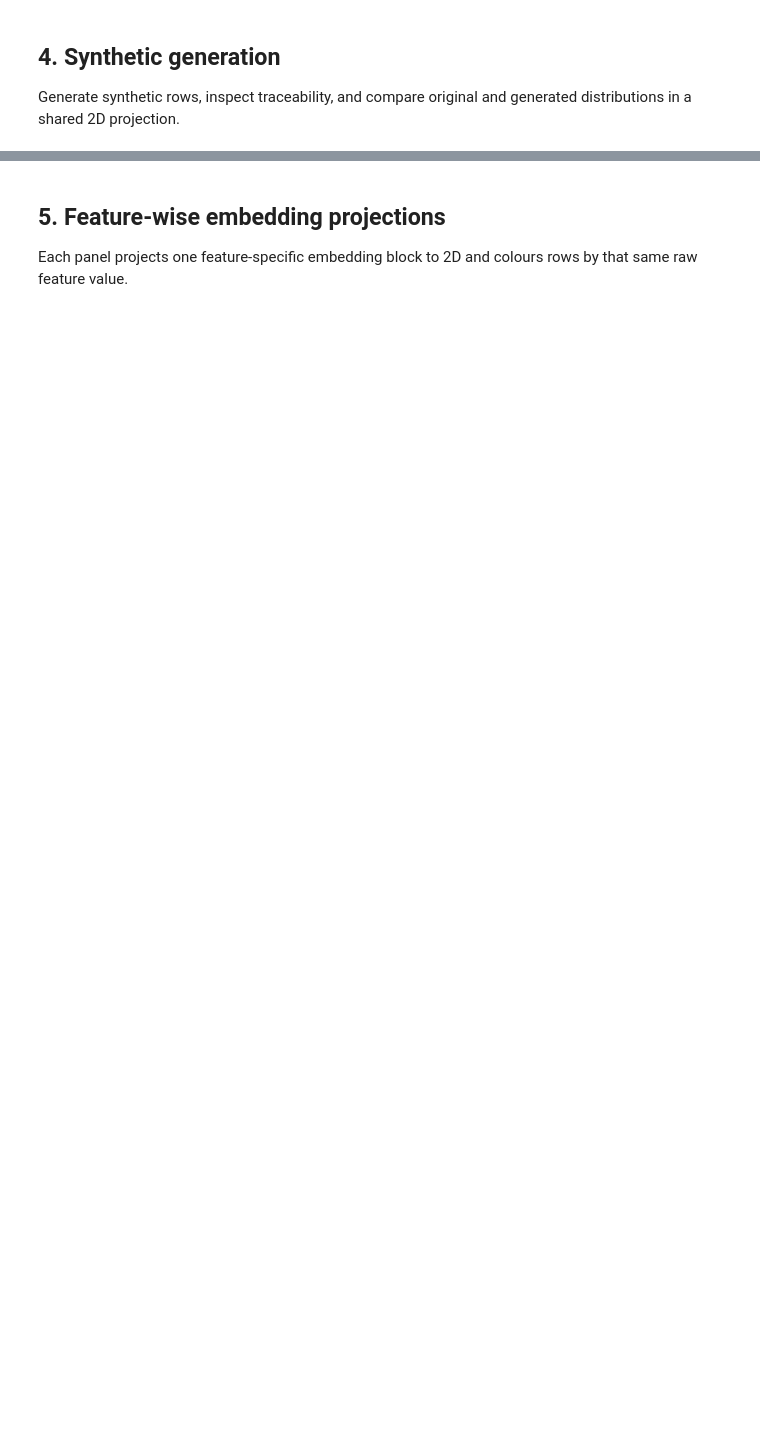
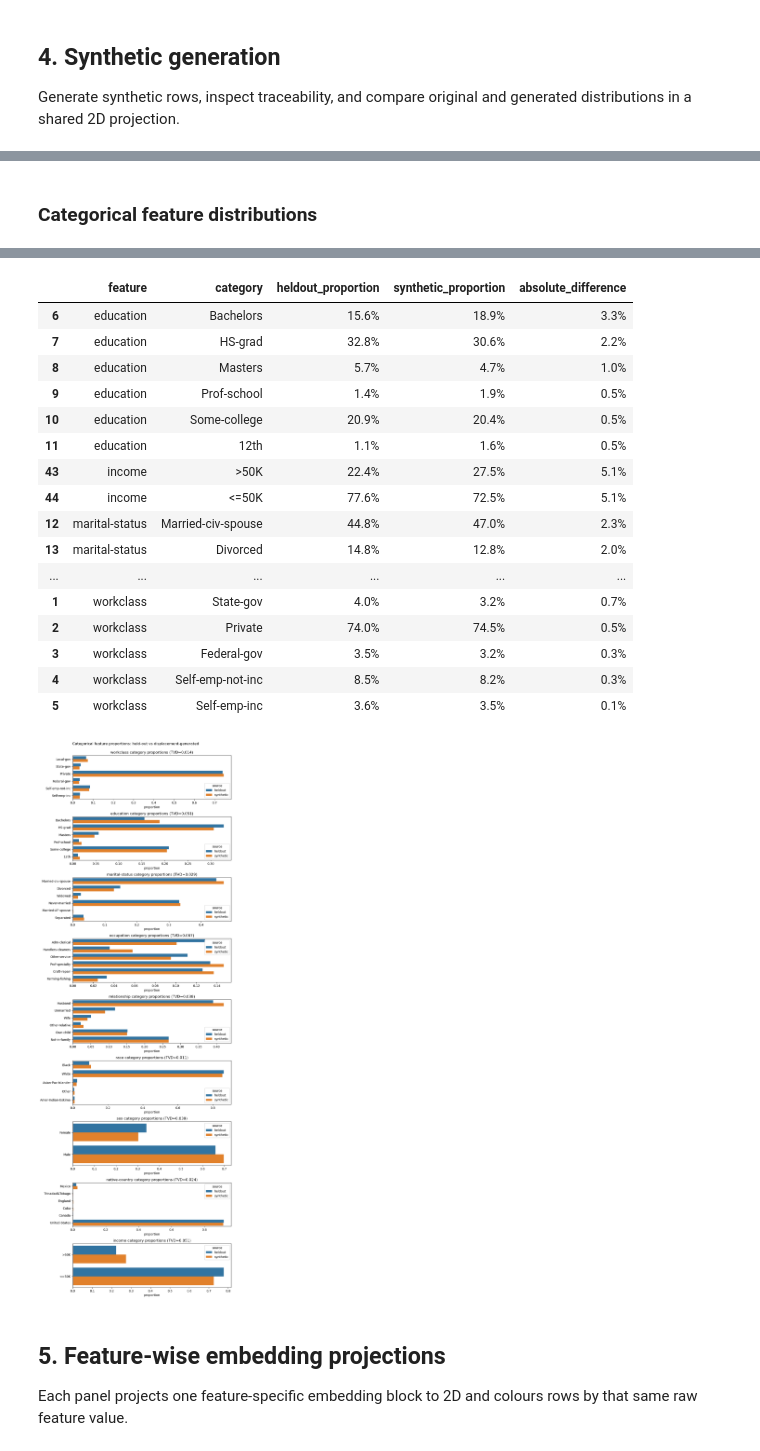
Before and after one commit to fabriziocosta/MIMIC, a Jupyter notebook: notebooks/05_adult_operating_modes_resnet.ipynb, the cells around one changed output, grey strips where cells are left out. Drawn from its saved outputs; the diff is of its cells as text; code cells hidden in the pictures; blank space fills up the shorter version.

```diff
--- a/notebooks/05_adult_operating_modes_resnet.ipynb
+++ b/notebooks/05_adult_operating_modes_resnet.ipynb
@@ -86,8 +86,8 @@ The model is fitted on clean complete rows using a ResNet encoder. Later cells c
 # %%
 mimic = MIMIC(
     columns={"regression": regression_columns, "classification": classification_columns},
-    mode="direct", # modes: "identity", "direct", "factorised", "joint"
-    capacity=0.2,
+    mode="factorised", # modes: "identity", "direct", "factorised", "joint"
+    capacity=0.3,
     random_state=RANDOM_STATE,
     verbose=True,
 )
@@ -285,0 +424,27 @@ pair_grid.fig.suptitle("Pairwise numeric feature statistics: held-out vs displac
+# %% [markdown]
+### Categorical feature distributions
+# %%
+categorical_fig, categorical_axes, categorical_report, categorical_summary = categorical_feature_plot(
+    test_df,
+    synthetic,
+    features=classification_columns,
+    original_label="heldout",
+    generated_label="synthetic",
+    top_n=6,
+)
+categorical_fig.suptitle("Categorical feature proportions: held-out vs displacement-generated", y=1.01)
+display(
+    categorical_summary.sort_values("total_variation_distance", ascending=False)
+    .style.format({"total_variation_distance": "{:.3f}"})
+)
+display(
+    categorical_report.sort_values(["feature", "absolute_difference"], ascending=[True, False])
+    .style.format(
+        {
+            "heldout_proportion": "{:.1%}",
+            "synthetic_proportion": "{:.1%}",
+            "absolute_difference": "{:.1%}",
+        }
+    )
+)
+# %% [output]
@@ -286,3 +461,21 @@ pair_grid.fig.suptitle("Pairwise numeric feature statistics: held-out vs displac
+|  | feature | category | heldout_proportion | synthetic_proportion | absolute_difference |
+| 6 | education | Bachelors | 15.6% | 18.9% | 3.3% |
+| 7 | education | HS-grad | 32.8% | 30.6% | 2.2% |
+| 8 | education | Masters | 5.7% | 4.7% | 1.0% |
+| 9 | education | Prof-school | 1.4% | 1.9% | 0.5% |
+| 10 | education | Some-college | 20.9% | 20.4% | 0.5% |
+| 11 | education | 12th | 1.1% | 1.6% | 0.5% |
+| 43 | income | >50K | 22.4% | 27.5% | 5.1% |
+| 44 | income | <=50K | 77.6% | 72.5% | 5.1% |
+| 12 | marital-status | Married-civ-spouse | 44.8% | 47.0% | 2.3% |
+| 13 | marital-status | Divorced | 14.8% | 12.8% | 2.0% |
+| ... | ... | ... | ... | ... | ... |
+| 1 | workclass | State-gov | 4.0% | 3.2% | 0.7% |
+| 2 | workclass | Private | 74.0% | 74.5% | 0.5% |
+| 3 | workclass | Federal-gov | 3.5% | 3.2% | 0.3% |
+| 4 | workclass | Self-emp-not-inc | 8.5% | 8.2% | 0.3% |
+| 5 | workclass | Self-emp-inc | 3.6% | 3.5% | 0.1% |
+[figure, added]
 # %% [markdown]
 ## 5. Feature-wise embedding projections
 
```
Also changed, not shown: parts of 12 cells of this notebook, 2 other files.
